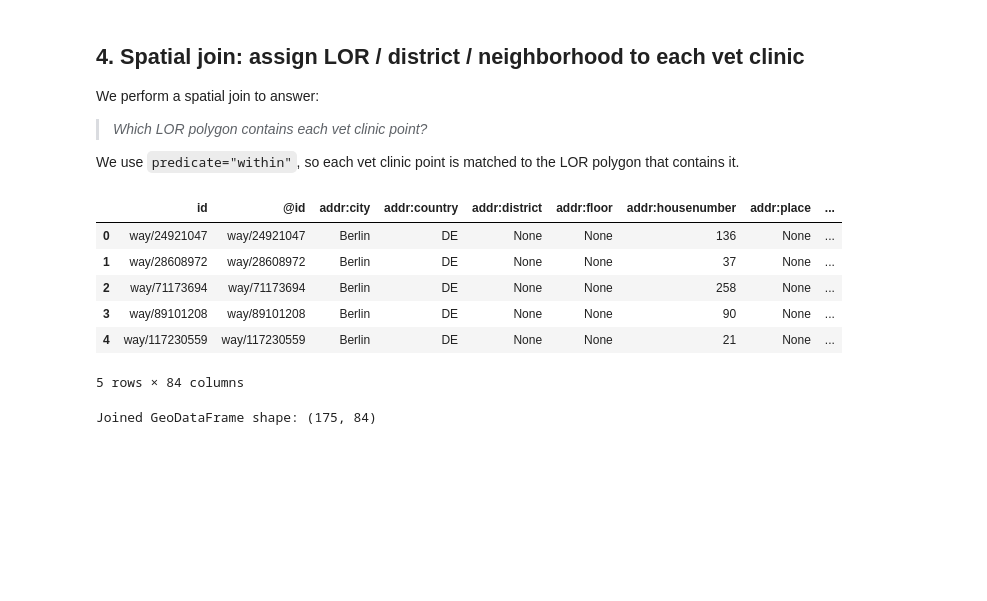
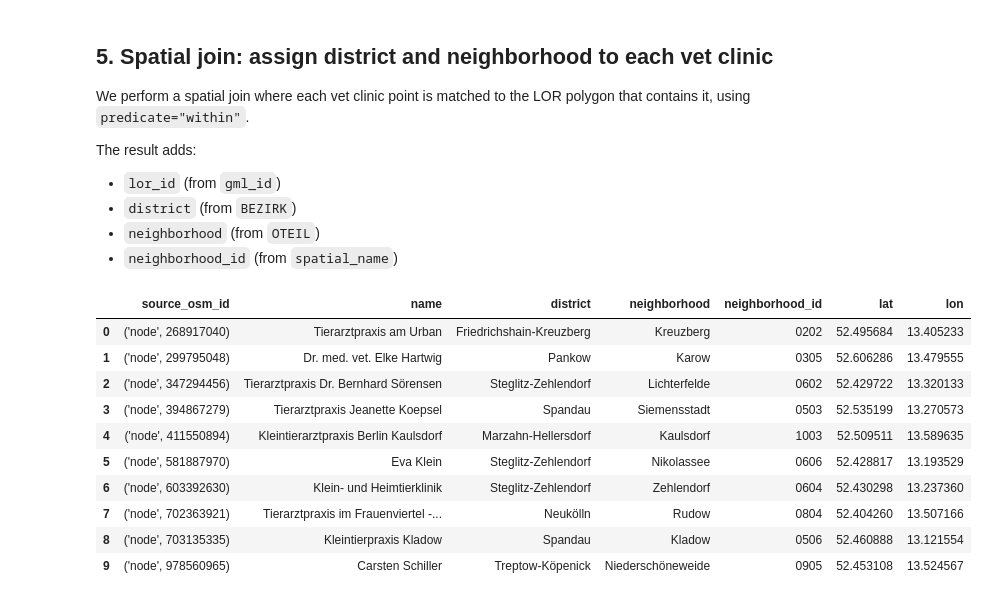
Before and after one commit to Nigar1209/berlin-poi-osm-pipeline, a Jupyter notebook: veterinary_clinics/01_vet_clinics_osm_lor_join.ipynb, the cells around one changed output. Saved outputs shown, nothing was run; the diff lists cells and outputs as text; code cells hidden in the pictures; blank space fills up the shorter version.

Commit message:
Refactor vet clinics pipeline: OSMNX source, LOR mapping, and cleaned v1 dataset

```diff
--- a/veterinary_clinics/01_vet_clinics_osm_lor_join.ipynb
+++ b/veterinary_clinics/01_vet_clinics_osm_lor_join.ipynb
@@ -82,13 +130,9 @@ From the LOR dataset we keep:
 # %%
-# Column names in the LOR dataset
-lor_id_col = "gml_id"          # LOR ID
-district_col = "BEZIRK"        # district name
-neighborhood_col = "OTEIL"     # neighborhood / Ortsteil name
+print("Vets CRS:", gdf_vets.crs)
+print("LOR subset CRS:", gdf_lor_subset.crs)
 
-cols_lor_keep = [lor_id_col, district_col, neighborhood_col, "geometry"]
-
-# Subset of LOR GeoDataFrame with only the relevant attributes
-gdf_lor_subset = gdf_lor[cols_lor_keep].copy()
-
-display(gdf_lor_subset.head())
+# Reproject LOR to the vets CRS if they differ
+if gdf_lor_subset.crs != gdf_vets.crs:
+    gdf_lor_subset = gdf_lor_subset.to_crs(gdf_vets.crs)
+    print("Reprojected LOR subset to:", gdf_lor_subset.crs)
 # %% [output]
@@ -101,30 +141,57 @@ display(gdf_lor_subset.head())
 # %% [markdown]
-## 4. Spatial join: assign LOR / district / neighborhood to each vet clinic
+## 5. Spatial join: assign district and neighborhood to each vet clinic
 
-We perform a spatial join to answer:
+We perform a spatial join where each vet clinic point is matched to the
+LOR polygon that contains it, using `predicate="within"`.
 
-> *Which LOR polygon contains each vet clinic point?*
+The result adds:
 
-We use `predicate="within"`, so each vet clinic point is matched to the
-LOR polygon that contains it.
+- `lor_id`          (from `gml_id`)
+- `district`        (from `BEZIRK`)
+- `neighborhood`    (from `OTEIL`)
+- `neighborhood_id` (from `spatial_name`)
 # %%
-# Spatial join: vet clinics (points) WITHIN LOR polygons
+# Spatial join: vet clinic point within LOR polygon
 gdf_vets_lor = gpd.sjoin(
     gdf_vets,
     gdf_lor_subset,
     how="left",
     predicate="within",
 )
 
-display(gdf_vets_lor.head())
-print(f"Joined GeoDataFrame shape: {gdf_vets_lor.shape}")
+# Drop join index column if present
+if "index_right" in gdf_vets_lor.columns:
+    gdf_vets_lor = gdf_vets_lor.drop(columns=["index_right"])
+
+# Rename LOR columns to match mapping example
+rename_map = {
+    lor_id_col: "lor_id",
+    district_col: "district",
+    neighborhood_col: "neighborhood",
+    neighborhood_id_col: "neighborhood_id",
+}
+
+gdf_vets_lor = gdf_vets_lor.rename(columns=rename_map)
+
+# Ensure lat/lon are present (they should come from the OSMNX snapshot)
+if "lon" not in gdf_vets_lor.columns:
+    gdf_vets_lor["lon"] = gdf_vets_lor.geometry.x
+if "lat" not in gdf_vets_lor.columns:
+    gdf_vets_lor["lat"] = gdf_vets_lor.geometry.y
+
+gdf_vets_lor[
+    ["source_osm_id", "name", "district", "neighborhood", "neighborhood_id", "lat", "lon"]
+].head(10)
 # %% [output]
-|  | id | @id | addr:city | addr:country | addr:district | addr:floor | addr:housenumber | addr:place | ... |
-| 0 | way/24921047 | way/24921047 | Berlin | DE | None | None | 136 | None | ... |
-| 1 | way/28608972 | way/28608972 | Berlin | DE | None | None | 37 | None | ... |
-| 2 | way/71173694 | way/71173694 | Berlin | DE | None | None | 258 | None | ... |
-| 3 | way/89101208 | way/89101208 | Berlin | DE | None | None | 90 | None | ... |
-| 4 | way/117230559 | way/117230559 | Berlin | DE | None | None | 21 | None | ... |
+|  | source_osm_id | name | district | neighborhood | neighborhood_id | lat | lon |
+| 0 | ('node', 268917040) | Tierarztpraxis am Urban | Friedrichshain-Kreuzberg | Kreuzberg | 0202 | 52.495684 | 13.405233 |
+| 1 | ('node', 299795048) | Dr. med. vet. Elke Hartwig | Pankow | Karow | 0305 | 52.606286 | 13.479555 |
+| 2 | ('node', 347294456) | Tierarztpraxis Dr. Bernhard Sörensen | Steglitz-Zehlendorf | Lichterfelde | 0602 | 52.429722 | 13.320133 |
+| 3 | ('node', 394867279) | Tierarztpraxis Jeanette Koepsel | Spandau | Siemensstadt | 0503 | 52.535199 | 13.270573 |
+| 4 | ('node', 411550894) | Kleintierarztpraxis Berlin Kaulsdorf | Marzahn-Hellersdorf | Kaulsdorf | 1003 | 52.509511 | 13.589635 |
+| 5 | ('node', 581887970) | Eva Klein | Steglitz-Zehlendorf | Nikolassee | 0606 | 52.428817 | 13.193529 |
+| 6 | ('node', 603392630) | Klein- und Heimtierklinik | Steglitz-Zehlendorf | Zehlendorf | 0604 | 52.430298 | 13.237360 |
+| 7 | ('node', 702363921) | Tierarztpraxis im Frauenviertel -... | Neukölln | Rudow | 0804 | 52.404260 | 13.507166 |
+| 8 | ('node', 703135335) | Kleintierpraxis Kladow | Spandau | Kladow | 0506 | 52.460888 | 13.121554 |
+| 9 | ('node', 978560965) | Carsten Schiller | Treptow-Köpenick | Niederschöneweide | 0905 | 52.453108 | 13.524567 |
-5 rows × 84 columns
-Joined GeoDataFrame shape: (175, 84)
 # %% [markdown]
```
Also changed, not shown: parts of 15 cells of this notebook, 6 other files.
